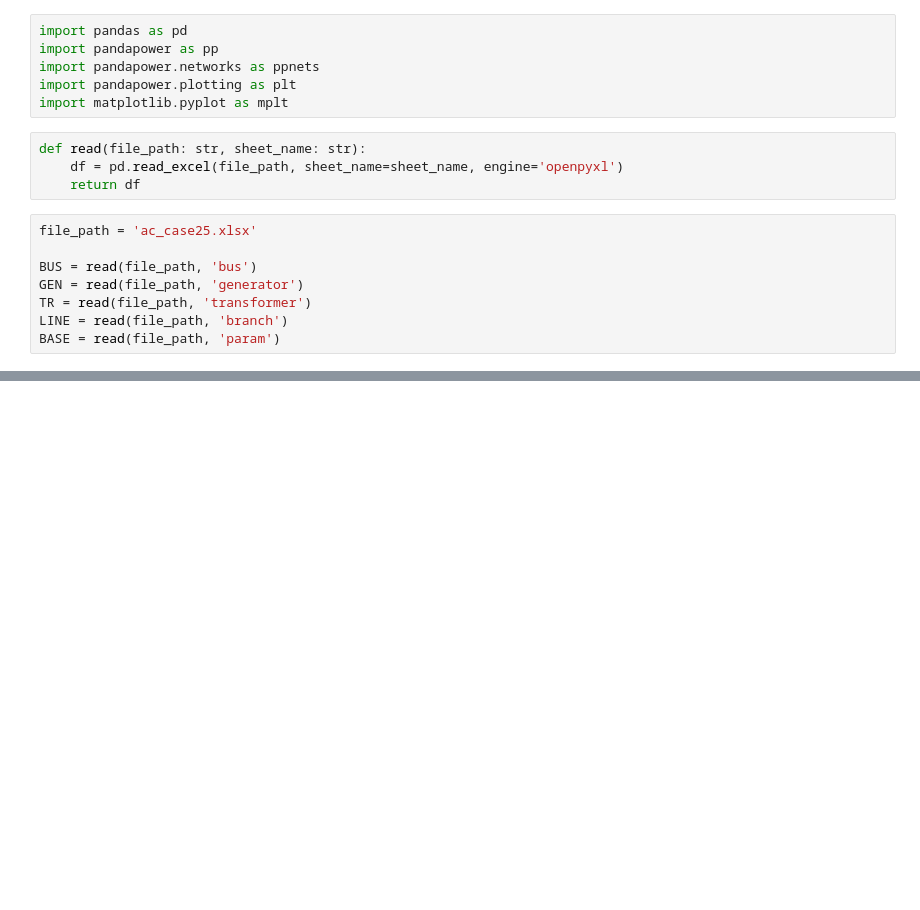
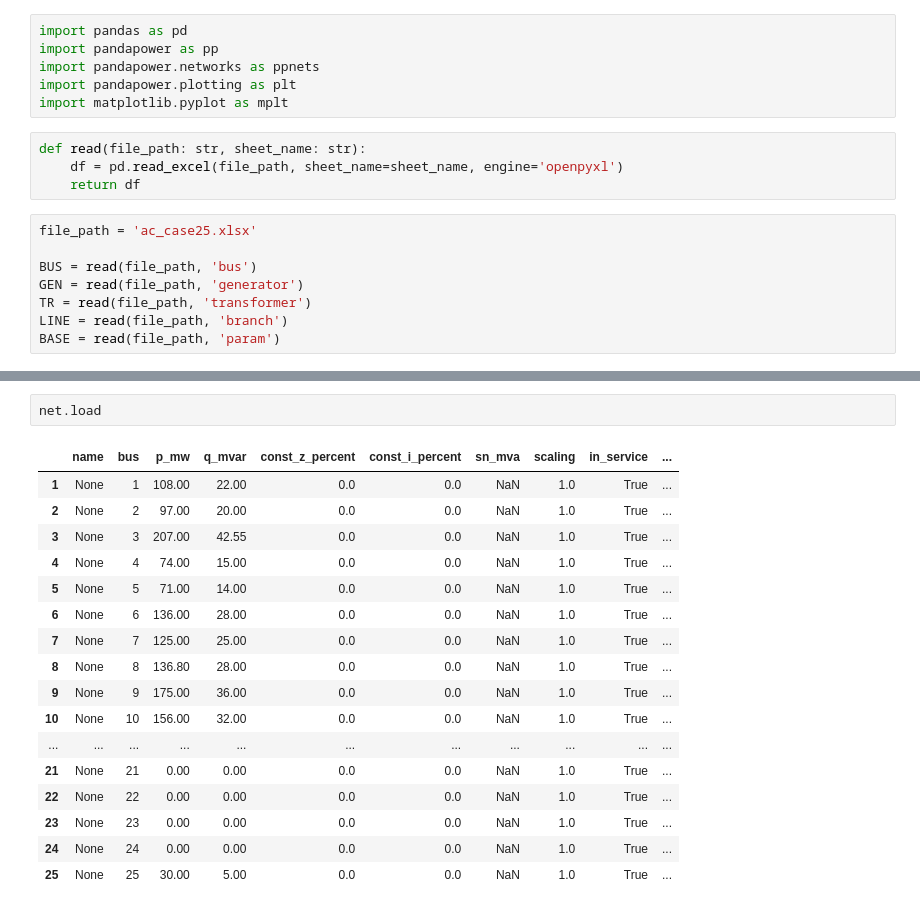
Before and after one commit to kwoong2001/pyomoatoz, a Jupyter notebook: nthPractice/pandapower/case25.ipynb, the cells around one changed output, grey strips where cells are left out. Cells and saved outputs as stored; diff of their text form; blank space fills up the shorter version.

```diff
--- a/nthPractice/pandapower/case25.ipynb
+++ b/nthPractice/pandapower/case25.ipynb
@@ -38,0 +186,20 @@ print(BUS)
+# %%
+net.load
+# %% [output]
+|  | name | bus | p_mw | q_mvar | const_z_percent | const_i_percent | sn_mva | scaling | in_service | ... |
+| 1 | None | 1 | 108.00 | 22.00 | 0.0 | 0.0 | NaN | 1.0 | True | ... |
+| 2 | None | 2 | 97.00 | 20.00 | 0.0 | 0.0 | NaN | 1.0 | True | ... |
+| 3 | None | 3 | 207.00 | 42.55 | 0.0 | 0.0 | NaN | 1.0 | True | ... |
+| 4 | None | 4 | 74.00 | 15.00 | 0.0 | 0.0 | NaN | 1.0 | True | ... |
+| 5 | None | 5 | 71.00 | 14.00 | 0.0 | 0.0 | NaN | 1.0 | True | ... |
+| 6 | None | 6 | 136.00 | 28.00 | 0.0 | 0.0 | NaN | 1.0 | True | ... |
+| 7 | None | 7 | 125.00 | 25.00 | 0.0 | 0.0 | NaN | 1.0 | True | ... |
+| 8 | None | 8 | 136.80 | 28.00 | 0.0 | 0.0 | NaN | 1.0 | True | ... |
+| 9 | None | 9 | 175.00 | 36.00 | 0.0 | 0.0 | NaN | 1.0 | True | ... |
+| 10 | None | 10 | 156.00 | 32.00 | 0.0 | 0.0 | NaN | 1.0 | True | ... |
+| ... | ... | ... | ... | ... | ... | ... | ... | ... | ... | ... |
+| 21 | None | 21 | 0.00 | 0.00 | 0.0 | 0.0 | NaN | 1.0 | True | ... |
+| 22 | None | 22 | 0.00 | 0.00 | 0.0 | 0.0 | NaN | 1.0 | True | ... |
+| 23 | None | 23 | 0.00 | 0.00 | 0.0 | 0.0 | NaN | 1.0 | True | ... |
+| 24 | None | 24 | 0.00 | 0.00 | 0.0 | 0.0 | NaN | 1.0 | True | ... |
+| 25 | None | 25 | 30.00 | 5.00 | 0.0 | 0.0 | NaN | 1.0 | True | ... |
```
Also changed, not shown: parts of 26 cells of this notebook, 1 other file.
